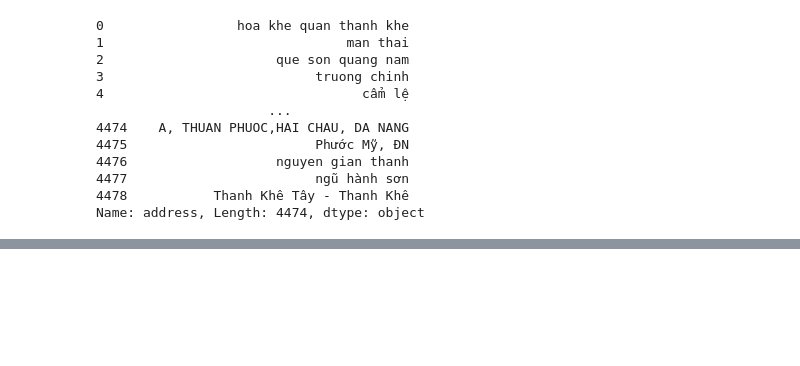
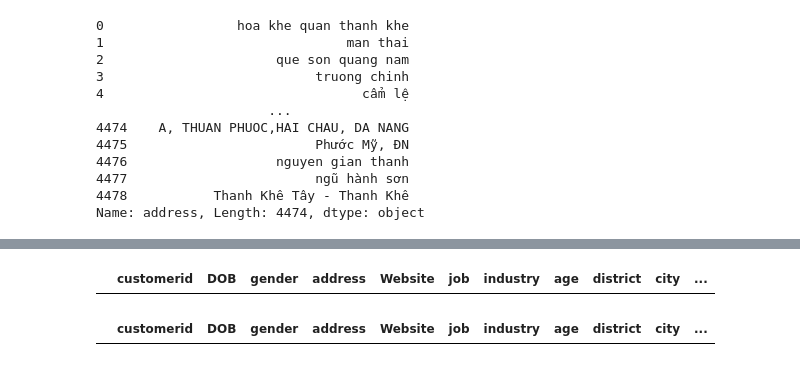
Before and after one commit to MinhDucNguyen9705/data_storytelling, a Jupyter notebook: customer_clean.ipynb, the cells around one changed output, grey strips where cells are left out. Saved outputs shown, nothing was run; the diff lists cells and outputs as text; code cells hidden in the pictures; blank space fills up the shorter version.

```diff
--- a/customer_clean.ipynb
+++ b/customer_clean.ipynb
@@ -349,0 +284,13 @@ customer
+# %%
+index = []
+for address in unique_address:
+    if ',' in address or '-' in address:
+        index.append(list(customer[customer['address']==address].index)[0])
+# %%
+customer[customer.index.isin(index)]
+# %% [output]
+|  | customerid | DOB | gender | address | Website | job | industry | age | district | city | ... |
+# %%
+customer[customer.index.isin(index)]
+# %% [output]
+|  | customerid | DOB | gender | address | Website | job | industry | age | district | city | ... |
```
Also changed, not shown: parts of 21 cells of this notebook, 3 other files.
